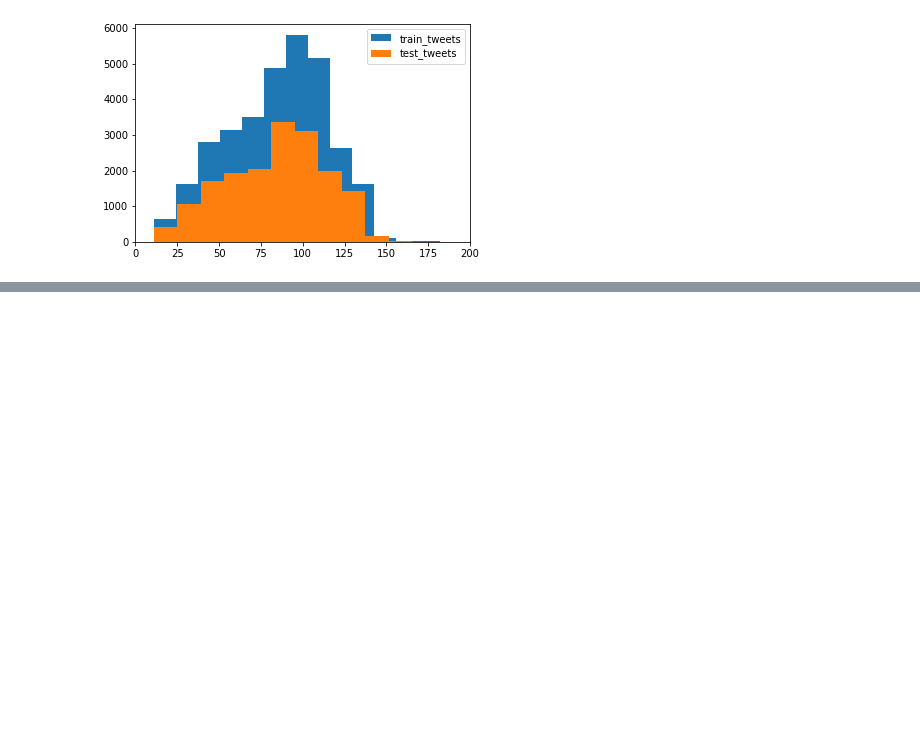
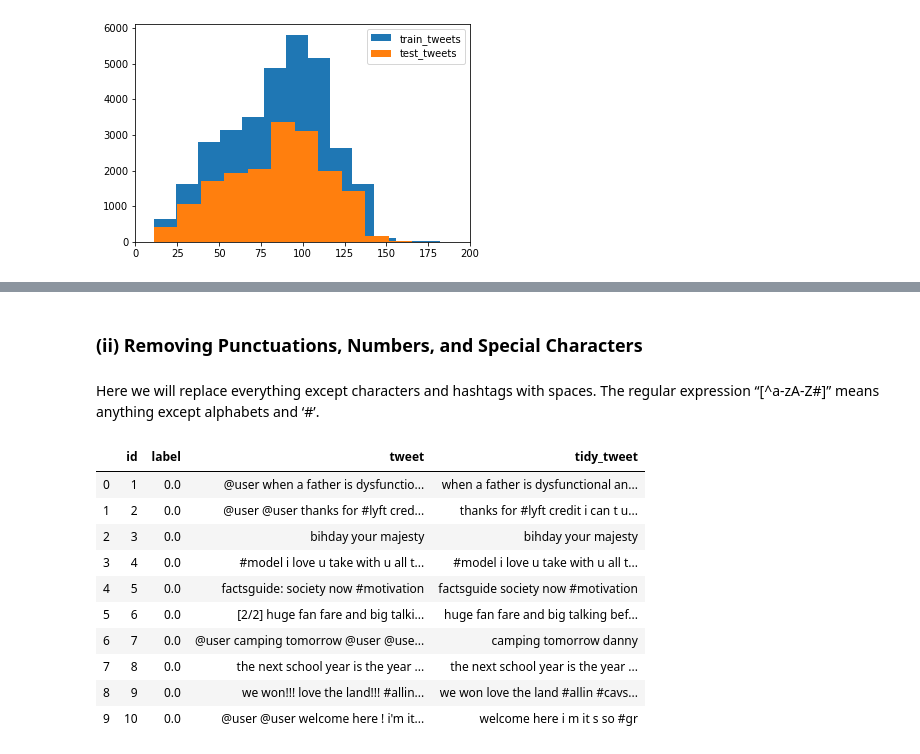
Before and after one commit to deepakmarichi/Twitter-Sentiment-Analysis, a Jupyter notebook: Twitter-Sentiment-Analysis.ipynb, the cells around one changed output, grey strips where cells are left out. Saved outputs shown, nothing was run; the diff lists cells and outputs as text; code cells hidden in the pictures; blank space fills up the shorter version.

Commit message:
Data Inspection and Data Cleaning

```diff
--- a/Twitter-Sentiment-Analysis.ipynb
+++ b/Twitter-Sentiment-Analysis.ipynb
@@ -85,0 +90,4 @@ plt.show()
+# %%
+# Combined train and test data
+combined = train.append(test, ignore_index=True)
+combined.shape
@@ -85,0 +129,5 @@ plt.show()
+# %%
+#combi['tidy_tweet'] = np.vectorize(remove_pattern)(combi['tweet'], "@[\w]*")
+
+combined['tidy_tweet'] = combined['tweet'].str.replace("@[\w]*", " ")
+combined.head(10)
@@ -85,0 +146,19 @@ plt.show()
+# %% [markdown]
+### (ii) Removing Punctuations, Numbers, and Special Characters
+# %% [markdown]
+Here we will replace everything except characters and hashtags with spaces. The regular expression “[^a-zA-Z#]” means anything except alphabets and ‘#’.
+# %%
+combined['tidy_tweet'] = combined['tidy_tweet'].str.replace("[^a-zA-Z#]", " ")
+combined.head(10)
+# %% [output]
+|  | id | label | tweet | tidy_tweet |
+| 0 | 1 | 0.0 | @user when a father is dysfunctio... | when a father is dysfunctional an... |
+| 1 | 2 | 0.0 | @user @user thanks for #lyft cred... | thanks for #lyft credit i can t u... |
+| 2 | 3 | 0.0 | bihday your majesty | bihday your majesty |
+| 3 | 4 | 0.0 | #model i love u take with u all t... | #model i love u take with u all t... |
+| 4 | 5 | 0.0 | factsguide: society now #motivation | factsguide society now #motivation |
+| 5 | 6 | 0.0 | [2/2] huge fan fare and big talki... | huge fan fare and big talking bef... |
+| 6 | 7 | 0.0 | @user camping tomorrow @user @use... | camping tomorrow danny |
+| 7 | 8 | 0.0 | the next school year is the year ... | the next school year is the year ... |
+| 8 | 9 | 0.0 | we won!!! love the land!!! #allin... | we won love the land #allin #cavs... |
+| 9 | 10 | 0.0 | @user @user welcome here ! i'm it... | welcome here i m it s so #gr |
```
Also changed, not shown: parts of 19 cells of this notebook.
